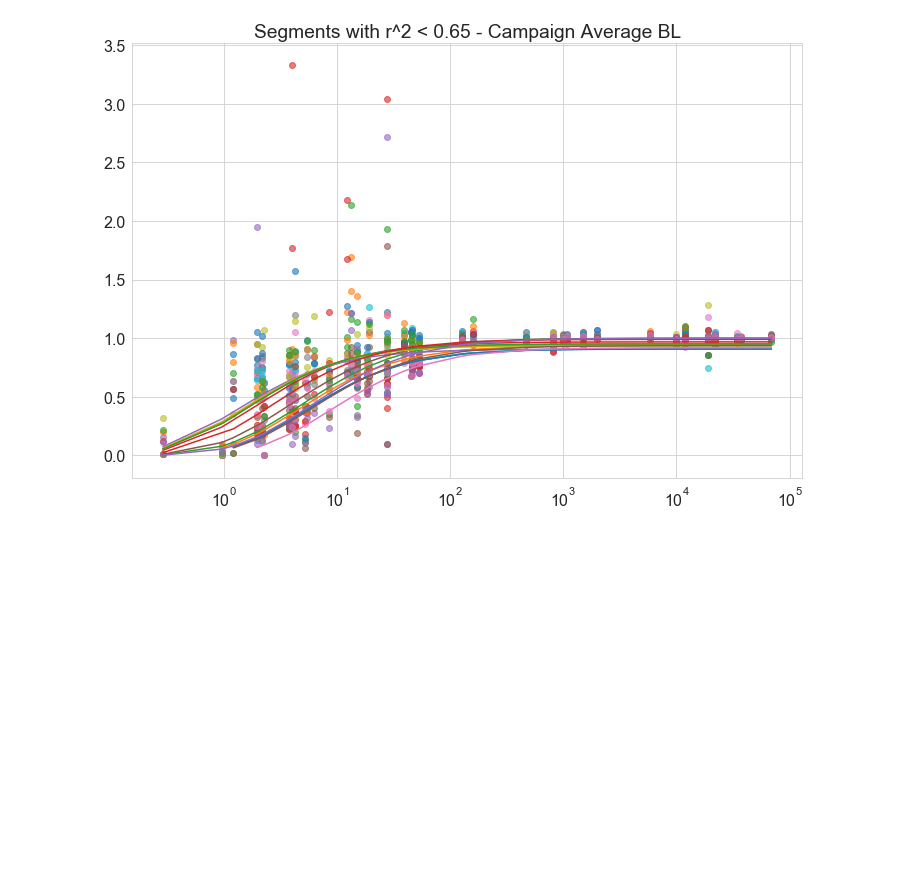
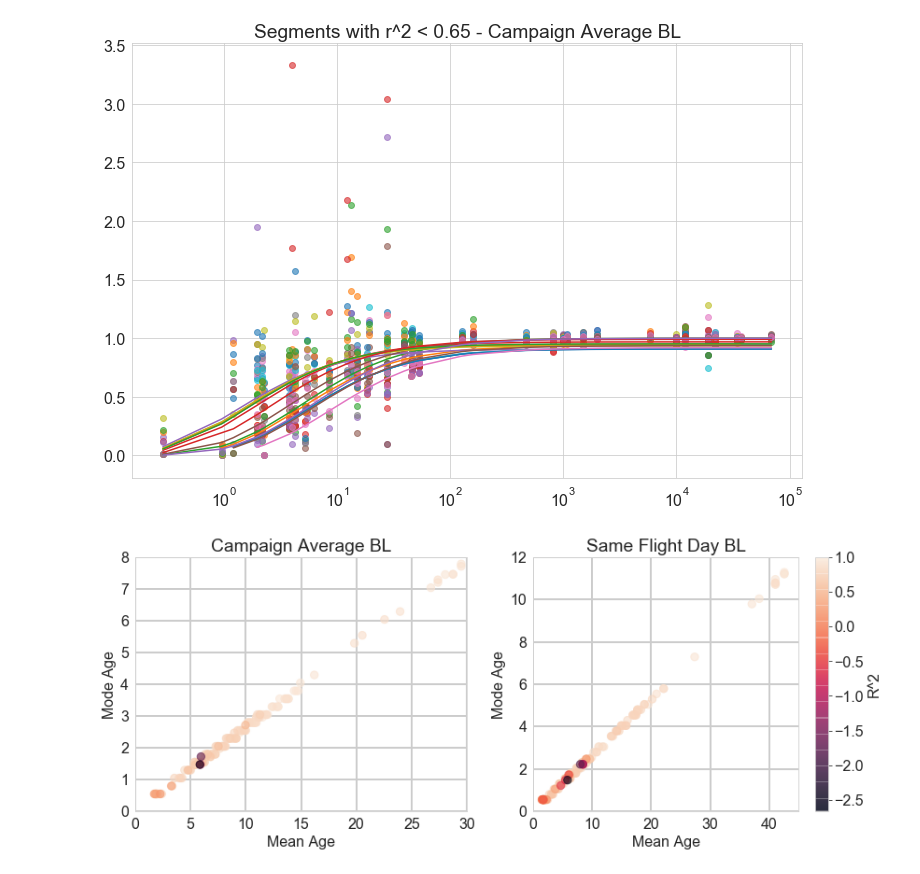
Before and after one commit to schelpon/TTS_2020_HD, a Jupyter notebook: get_tts/tts_vary_ut/MD2_outputs/compare_versions.ipynb, the cells around one changed output. Drawn from its saved outputs; the diff is of its cells as text; code cells hidden in the pictures; blank space fills up the shorter version.

```diff
--- a/get_tts/tts_vary_ut/MD2_outputs/compare_versions.ipynb
+++ b/get_tts/tts_vary_ut/MD2_outputs/compare_versions.ipynb
@@ -353,0 +358,45 @@ Text(0.5, 1.0, 'Segments with r^2 < 0.65 - Campaign Average BL')
+# %%
+import matplotlib.pyplot as plt
+plt.rcParams.update({'font.size': 16})
+
+seg_campavgbl_sort = seg_campavgbl.sort_values(by=['r squared'], ascending=False)
+
+fig, axes = plt.subplots(figsize=(14, 5), ncols=2)
+a = 0.6
+sz = 70
+## modes - campavgbl
+splt = axes[0].scatter(seg_campavgbl_sort['mean age'], seg_campavgbl_sort['mode age'],
+                  c = seg_campavgbl_sort['r squared'], s = sz, alpha = a, vmax = 1)
+#fig.colorbar(splt, ax = axes[0])
+axes[0].set_title  ('Campaign Average BL')
+axes[0].set_xlabel('Mean Age')
+axes[0].set_ylabel('Mode Age')
+axes[0].set_ylim([0, 8])
+axes[0].set_xlim([0, 30])
+axes[0].grid(which='major', linewidth=2)
+
+## ------------------------------------------------------------------------------------------
+seg_sameflightbl_sort = seg_sameflightbl.sort_values(by=['r squared'], ascending=False)
+
+pos_md = np.where(seg_sameflightbl_sort['mode age'] > 0)
+modes = seg_sameflightbl_sort['mode age'].values
+
+pos_mn = np.where(seg_sameflightbl_sort['mean age'] > 0)
+means = seg_sameflightbl_sort['mean age'].values
+
+rsq = seg_sameflightbl_sort['r squared'].values
+datapts = seg_sameflightbl_sort['data pts'].values
+
+## modes - sameflightbl
+splt2 = axes[1].scatter(means[pos_md], modes[pos_md],
+                  c = rsq[pos_md], s = sz, alpha = a, vmax = 1)
+cbar = fig.colorbar(splt2, ax = axes[1])
+cbar.set_label('R^2')
+axes[1].set_title  ('Same Flight Day BL')
+axes[1].set_xlabel('Mean Age')
+axes[1].set_ylabel('Mode Age')
+axes[1].set_ylim([0, 12])
+axes[1].set_xlim([0, 45])
+axes[1].grid(which='major', linewidth=2)
+# %% [output]
+[figure, added]
```
Also changed, not shown: parts of 1 cell of this notebook, 2 other files.
